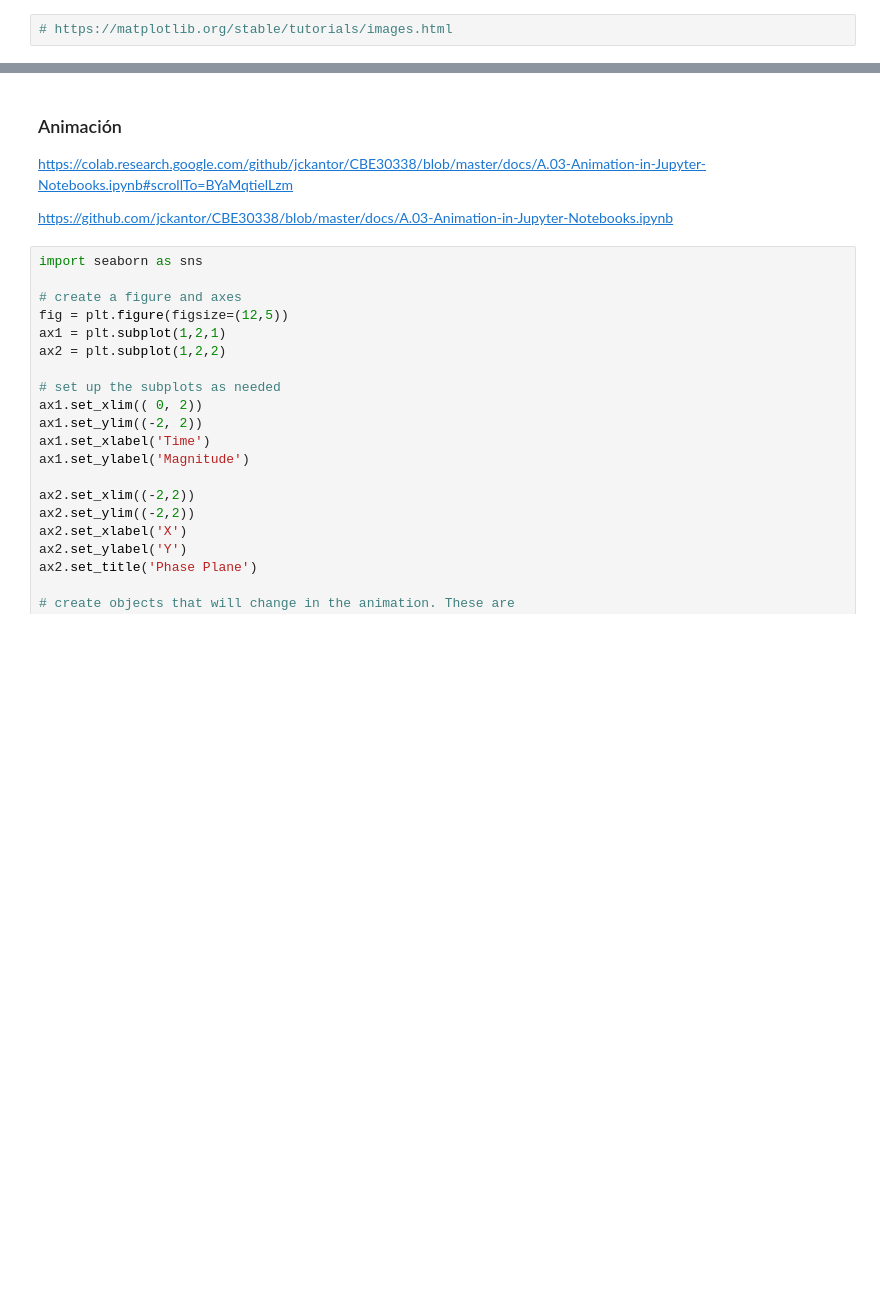
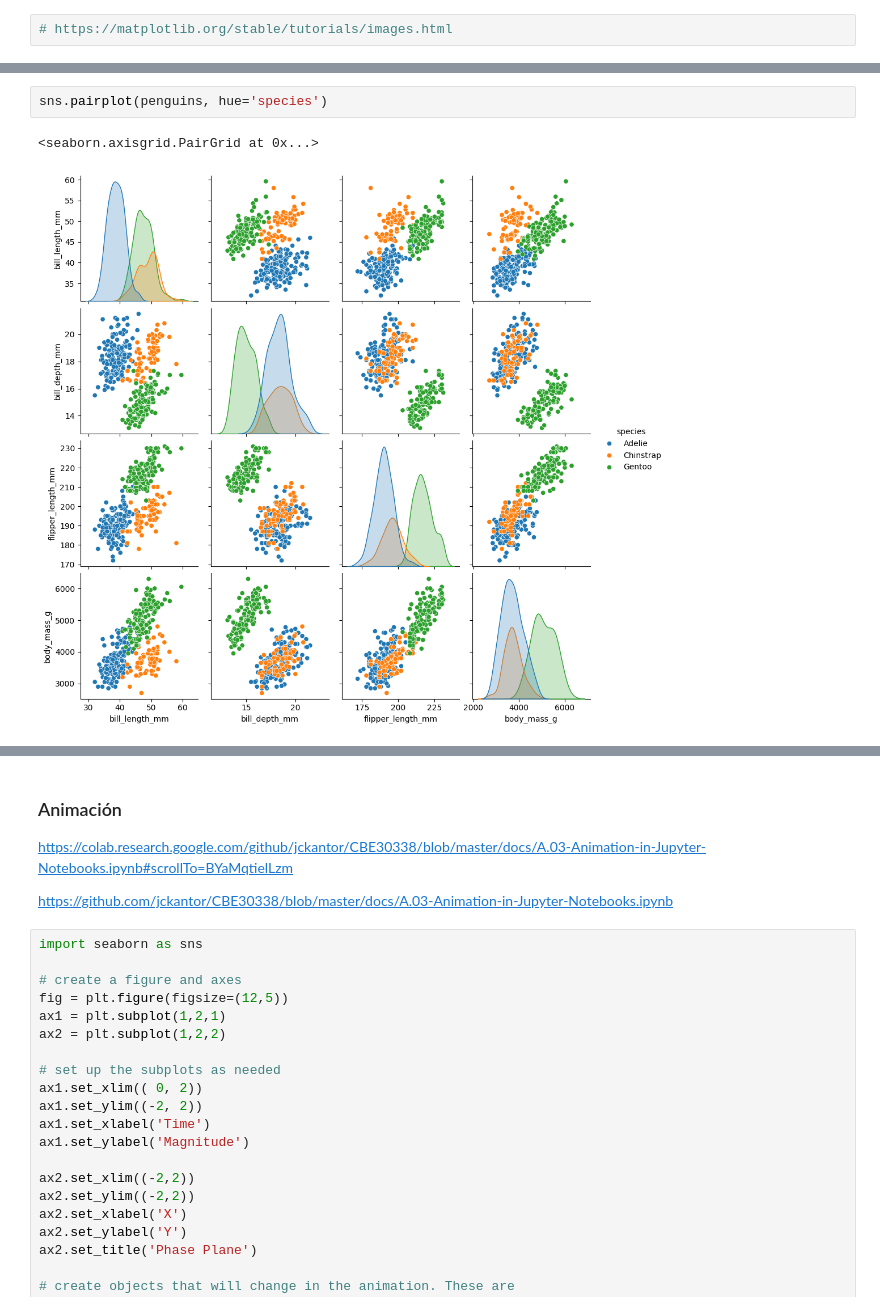
Before and after one commit to leticiaram/Consultoria, a Jupyter notebook: Introduccion_Matplotlib.ipynb, the cells around one changed output, grey strips where cells are left out. Drawn from its saved outputs; the diff is of its cells as text; blank space fills up the shorter version.

```diff
--- a/Introduccion_Matplotlib.ipynb
+++ b/Introduccion_Matplotlib.ipynb
@@ -772,0 +788,5 @@ plt.show()
+# %%
+sns.pairplot(penguins, hue='species')
+# %% [output]
+<seaborn.axisgrid.PairGrid at 0x...>
+[figure, added]
```
Also changed, not shown: parts of 12 cells of this notebook.
